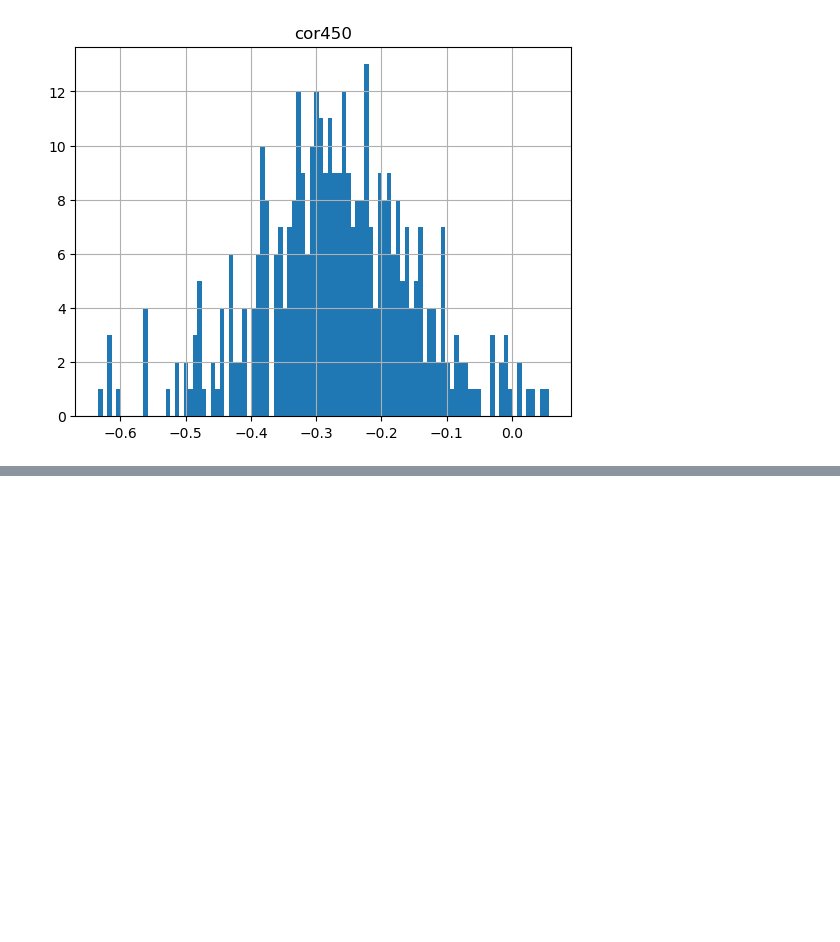
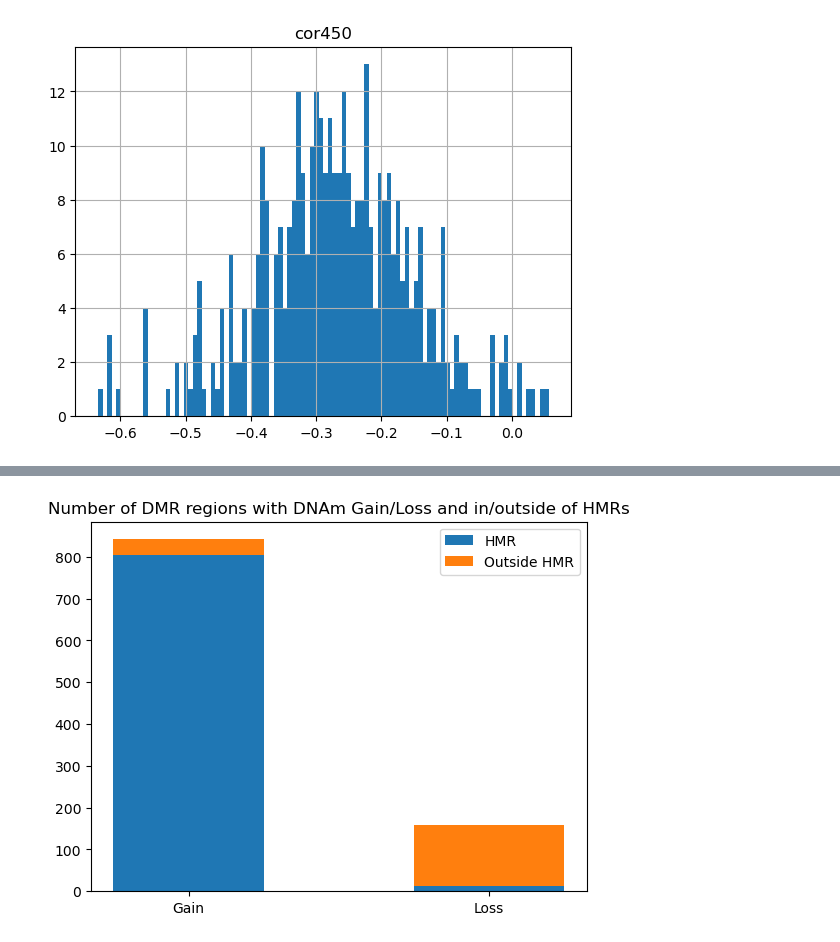
Before and after one commit to moqri/epi_deconv, a Jupyter notebook: epic.ipynb, the cells around one changed output, grey strips where cells are left out. Drawn from its saved outputs; the diff is of its cells as text; code cells hidden in the pictures; blank space fills up the shorter version.

```diff
--- a/epic.ipynb
+++ b/epic.ipynb
@@ -178,0 +187,33 @@ sns.violinplot(data=pd.concat([topp[[0,'dir']].head(500),topn[[0,'dir']].head(50
+# %%
+pl['rank']=pl['cor'].abs()
+pl=pl.sort_values('rank',ascending=False).head(1000).copy()
+pl=pl.drop('rank',axis=1)
+pl.index=range(1,1001)
+# %%
+pl['hmr']=(pl['hmr']>0)
+# %%
+pg=pl.groupby(['dir','hmr'])['cor'].count()
+# %%
+direc = (
+    "Gain",
+    "Loss",
+)
+counts = {
+    "HMR": np.array([pg.loc[('Gain', True)],pg.loc[('Loss', True)]]),
+    "Outside HMR": np.array([pg.loc[('Gain', False)],pg.loc[('Loss', False)]]),
+}
+width = 0.5
+
+fig, ax = plt.subplots()
+bottom = np.zeros(2)
+
+for boolean, c in counts.items():
+    p = ax.bar(direc, c, width, label=boolean, bottom=bottom)
+    bottom += c
+
+ax.set_title("Number of DMR regions with DNAm Gain/Loss and in/outside of HMRs")
+ax.legend(loc="upper right")
+
+plt.show()
+# %% [output]
+[figure, added]
```
Also changed, not shown: parts of 17 cells of this notebook.
